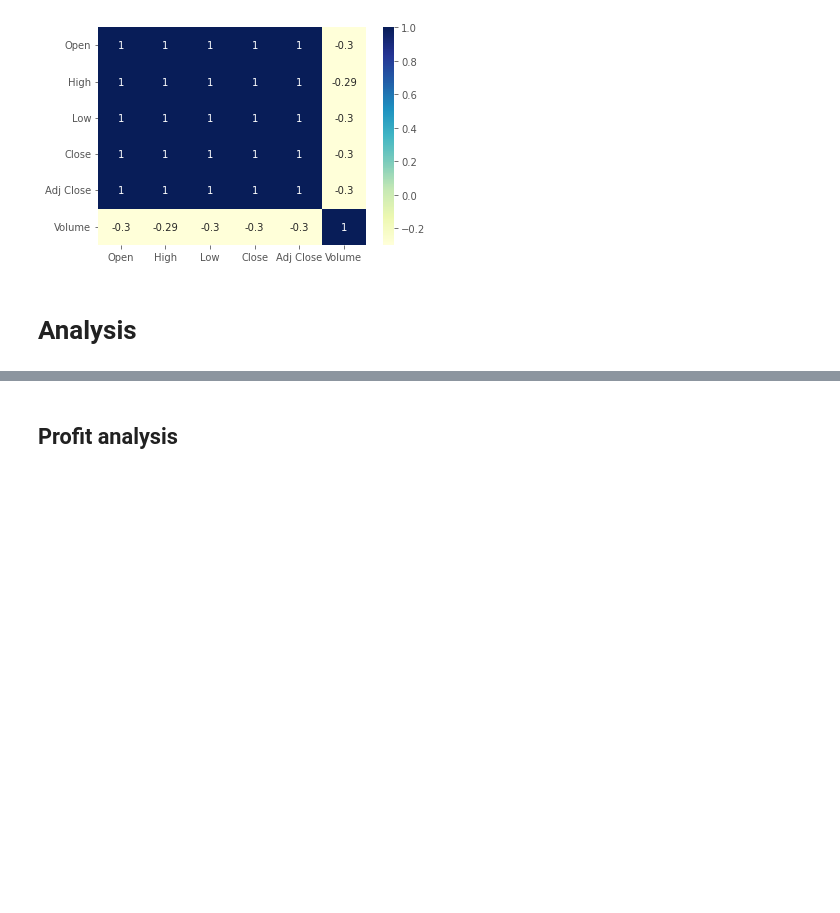
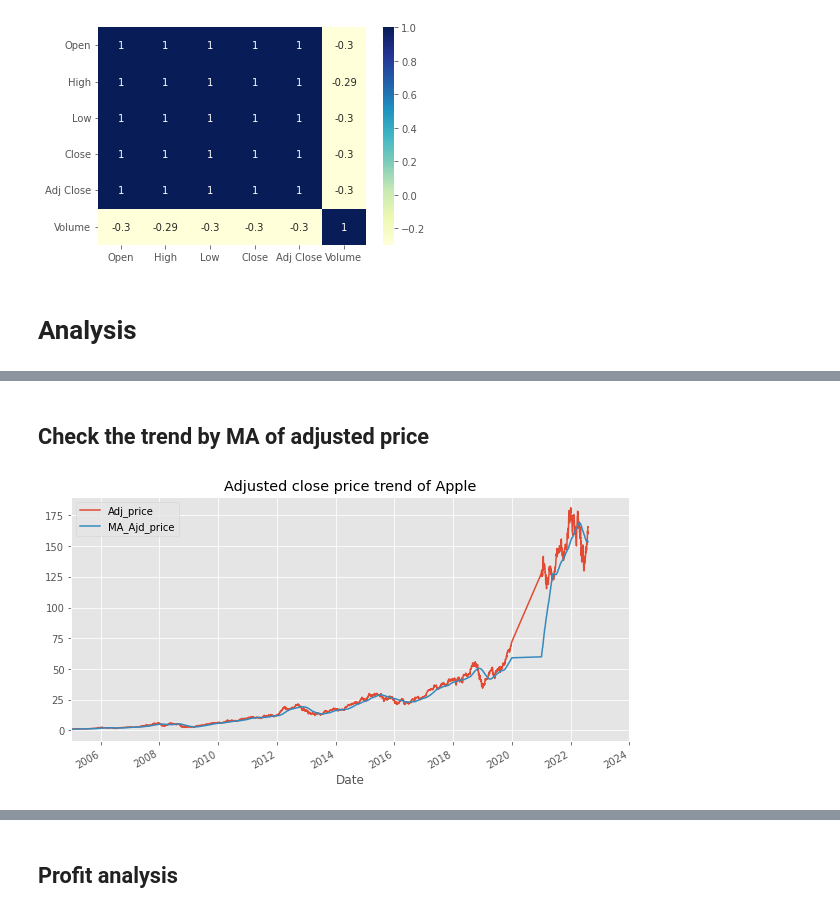
Before and after one commit to Mar3yZhang/UCI-stock-prediction-test, a Jupyter notebook: Group2_FinalProject.ipynb, the cells around one changed output, grey strips where cells are left out. Saved outputs shown, nothing was run; the diff lists cells and outputs as text; code cells hidden in the pictures; blank space fills up the shorter version.

```diff
--- a/Group2_FinalProject.ipynb
+++ b/Group2_FinalProject.ipynb
@@ -114,0 +148,18 @@ dataplot=sn.heatmap(df_Microsoft.corr(),cmap='YlGnBu',annot=True)
+# %% [markdown]
+## Check the trend by MA of adjusted price
+# %%
+adj_price = df_apple['Adj Close']
+
+plt.figure(figsize=(10,5))
+plt.title('Adjusted close price trend of Apple')
+plt.grid(True)
+MA_adj_price = adj_price.rolling(window=100).mean()
+dstart = datetime.datetime(2005,1,1)
+dstop = datetime.datetime(2024,1,1)
+plt.xlim(dstart,dstop)
+adj_price.plot(label='Adj_price')
+MA_adj_price.plot(label='MA_Ajd_price')
+plt.legend()
+plt.savefig(r'C:\Users\Marsy\Desktop\1.png',dpi=300, bbox_inches='tight')
+# %% [output]
+[figure, added]
```
Also changed, not shown: parts of 18 cells of this notebook, 10 other files.
